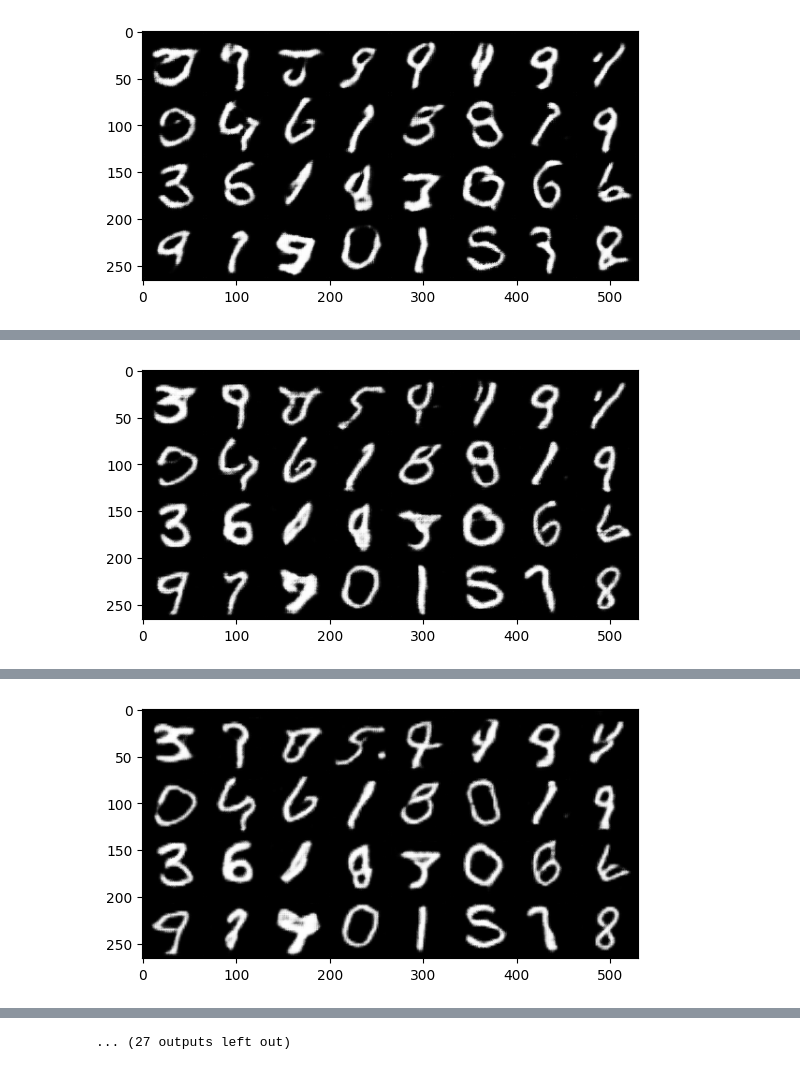
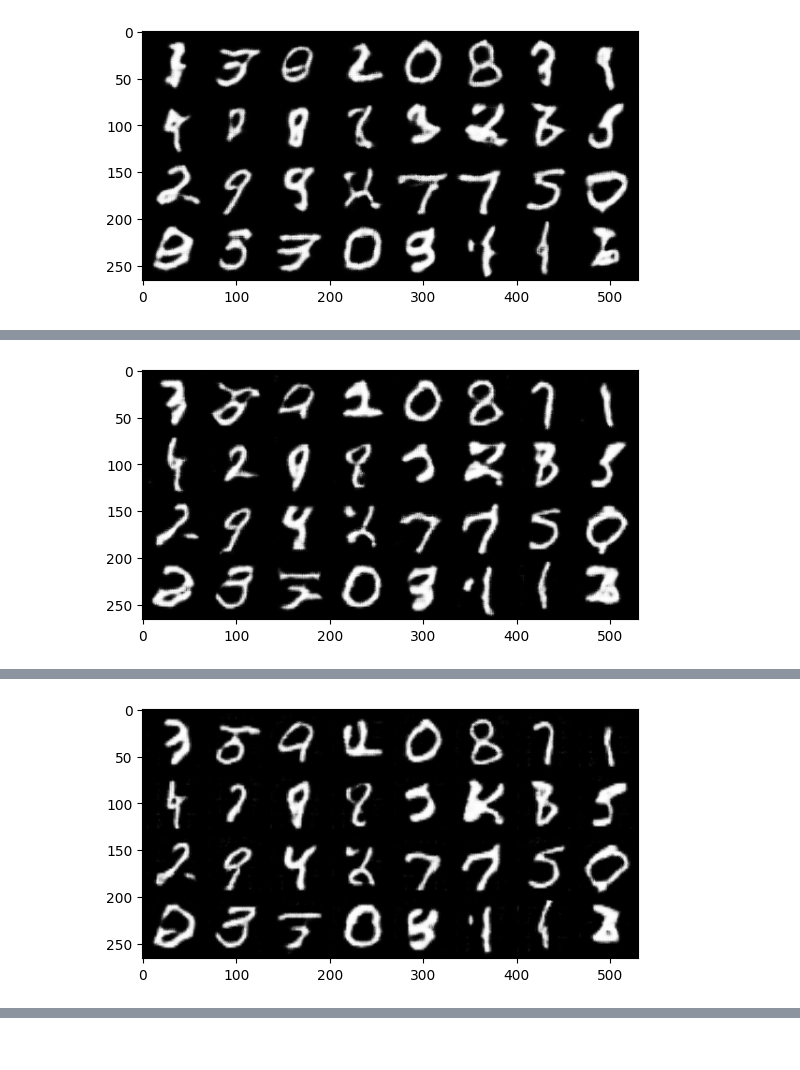
Before and after one commit to 0ssamaak0/Study-Notebooks, a Jupyter notebook: GANs/2_DCGAN.ipynb, the cells around one changed output, grey strips where cells are left out. Cells and saved outputs as stored; diff of their text form; code cells hidden in the pictures.

```diff
--- a/GANs/2_DCGAN.ipynb
+++ b/GANs/2_DCGAN.ipynb
@@ -111,7 +111,7 @@ channels_img = 1
 z_dim = 100
 features_d = 64
 features_g = 64
-num_epochs = 100
+num_epochs = 5
 
 transform = transforms.Compose(
     [
@@ -155,10 +170,12 @@ writer_real = SummaryWriter(f"logs/real")
 writer_fake = SummaryWriter(f"logs/fake")
 step = 0
 # %%
+
 # Training
 for epoch in range(num_epochs):
     for batch_idx, (real, _) in enumerate(tqdm(loader)):
         real = real.to(device) # real images
+        batch_size = real.shape[0]
 
         # Train Discriminator: max log(D(real)) + log(1 - D(G(z)))
         noise = torch.randn((batch_size, z_dim, 1, 1)).to(device)
@@ -222 +239 @@ Epoch: [2/100] \ LossD: 0.65152091, LossG: 0.75991511
-[figure, old version]
+[figure, new version]
@@ -224 +241 @@ Epoch: [3/100] \ LossD: 0.59780210, LossG: 0.88399512
-[figure, old version]
+[figure, new version]
@@ -226 +243 @@ Epoch: [4/100] \ LossD: 0.46590003, LossG: 1.59147096
-[figure, old version]
+[figure, new version]
@@ -229 +243,0 @@ Epoch: [5/100] \ LossD: 0.45544180, LossG: 0.79580140
-... (27 outputs left out)
```
Also changed, not shown: parts of 3 cells of this notebook, 3 other files.
